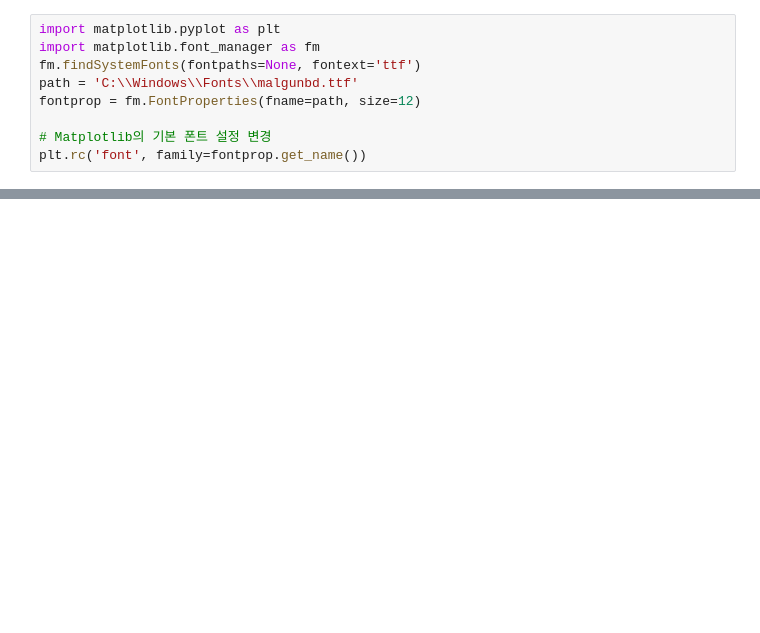
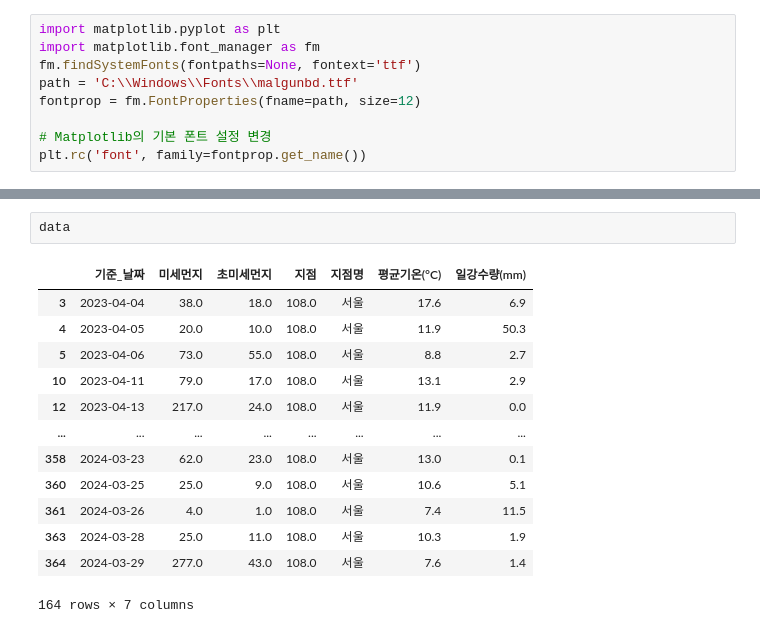
Before and after one commit to minseokpark6/SemiProject_Group3, a Jupyter notebook: Code/kimyulhee/히트맵최종1.ipynb, the cells around one changed output, grey strips where cells are left out. Saved outputs shown, nothing was run; the diff lists cells and outputs as text; blank space fills up the shorter version.

```diff
--- a/Code/kimyulhee/히트맵최종1.ipynb
+++ b/Code/kimyulhee/히트맵최종1.ipynb
@@ -42,0 +72,16 @@ plt.rc('font', family=fontprop.get_name())
+# %%
+data
+# %% [output]
+|  | 기준_날짜 | 미세먼지 | 초미세먼지 | 지점 | 지점명 | 평균기온(°C) | 일강수량(mm) |
+| 3 | 2023-04-04 | 38.0 | 18.0 | 108.0 | 서울 | 17.6 | 6.9 |
+| 4 | 2023-04-05 | 20.0 | 10.0 | 108.0 | 서울 | 11.9 | 50.3 |
+| 5 | 2023-04-06 | 73.0 | 55.0 | 108.0 | 서울 | 8.8 | 2.7 |
+| 10 | 2023-04-11 | 79.0 | 17.0 | 108.0 | 서울 | 13.1 | 2.9 |
+| 12 | 2023-04-13 | 217.0 | 24.0 | 108.0 | 서울 | 11.9 | 0.0 |
+| ... | ... | ... | ... | ... | ... | ... | ... |
+| 358 | 2024-03-23 | 62.0 | 23.0 | 108.0 | 서울 | 13.0 | 0.1 |
+| 360 | 2024-03-25 | 25.0 | 9.0 | 108.0 | 서울 | 10.6 | 5.1 |
+| 361 | 2024-03-26 | 4.0 | 1.0 | 108.0 | 서울 | 7.4 | 11.5 |
+| 363 | 2024-03-28 | 25.0 | 11.0 | 108.0 | 서울 | 10.3 | 1.9 |
+| 364 | 2024-03-29 | 277.0 | 43.0 | 108.0 | 서울 | 7.6 | 1.4 |
+164 rows × 7 columns
```
Also changed, not shown: parts of 15 cells of this notebook, 2 other files.
